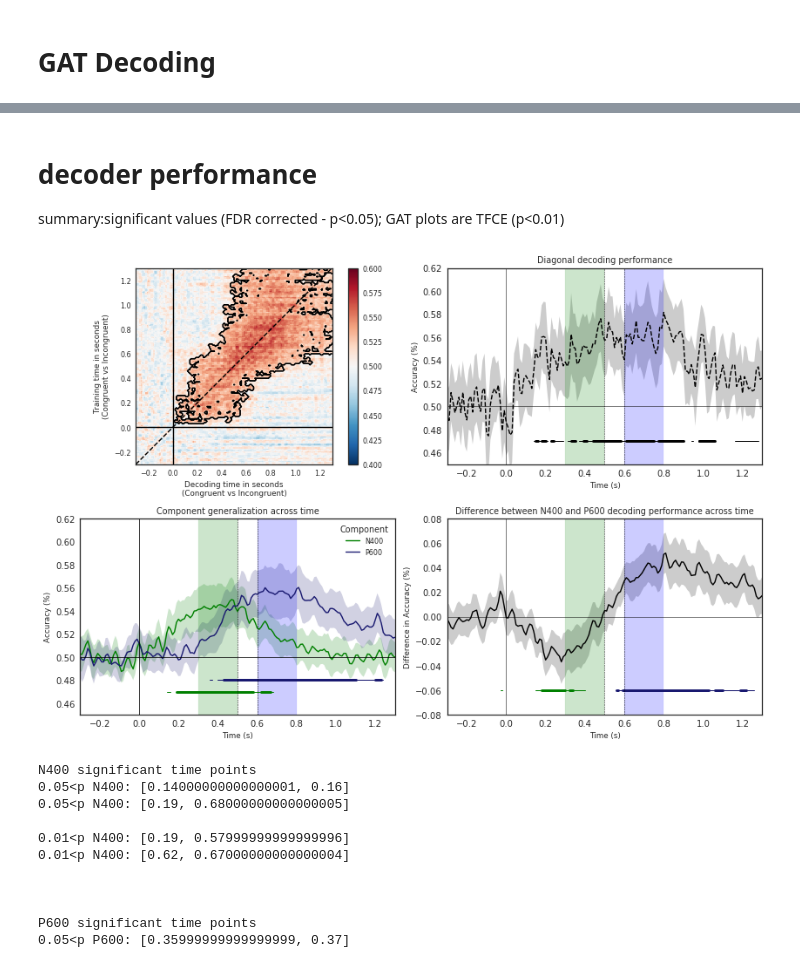
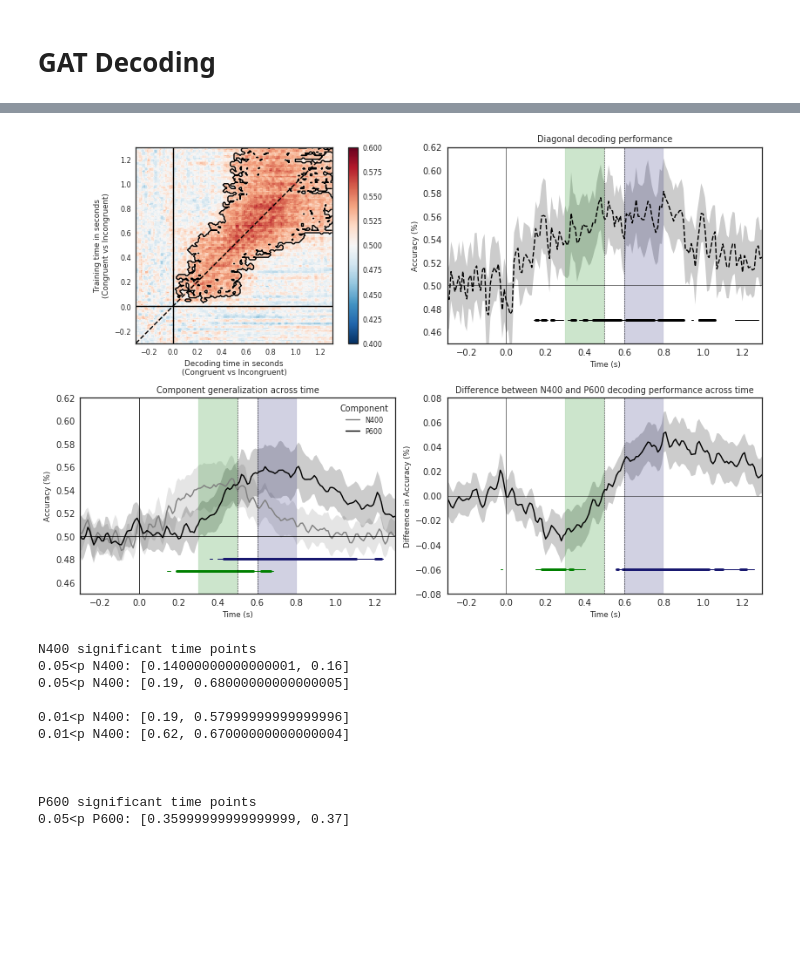
Before and after one commit to heikele/GAT_n4-p6, a Jupyter notebook: MVPA.ipynb, the cells around one changed output, grey strips where cells are left out. Drawn from its saved outputs; the diff is of its cells as text; code cells hidden in the pictures; blank space fills up the shorter version.

```diff
--- a/MVPA.ipynb
+++ b/MVPA.ipynb
@@ -211,7 +200,7 @@ for d in decoders:
     scores_dict[d]["scores"] = []
     scores_dict[d]["predicts"] = []
     for name in names:
-        score, predict = run_gat(name, 201, decoder=d)
+        score, predict = run_gat(name, 211, decoder=d)
         scores_dict[d]["scores"].append(score)
         scores_dict[d]["predicts"].append(predict)
 # %%
@@ -219,8 +208,10 @@ for d in decoders:
 with open(loc_files+'scores.pckl', 'wb') as fp:
     pickle.dump(scores_dict, fp)
 # %%
+savs = "/data/home1/eheikel/raws/final/n4-p6/stats/"
+
 # execute this cell to load previously calculated(and saved) scores
-with open(loc_files+'scores.pckl', 'rb') as f:
+with open(savs+'scores20hz-incs.pckl', 'rb') as f:
         scores_dict = pickle.load(f)
 # %%
 def get_p_scores(scores, chance = .5, tfce=False):
@@ -232,7 +223,7 @@ def get_p_scores(scores, chance = .5, tfce=False):
 
     return p_
 
-def sig_masking(scores, gat, alphas=[0.01], tfce=False, title="N/A", vset=[0.4, 0.6], chance = .5,
+def sig_masking(scores, gat, alphas=0.01, tfce=False, title="N/A", vset=[0.4, 0.6], chance = .5,
                  med=False, ax=None, linestyle=":", p_values=None, p_test=True
                ):
     """
@@ -261,15 +252,18 @@ def sig_masking(scores, gat, alphas=[0.01], tfce=False, title="N/A", vset=[0.4,
     # STATS
     p_ = (get_p_scores(scores2, chance=chance, tfce=tfce)if p_test else p_values)
 
+    #p_ = ((parallel_stats(scores2 - chance) if tfce==False else stats_tfce(scores2 - chance))
+    #      if p_test else p_values)
+
     # PLOT
-    gat.plot(show=False, vmin=vset[0], vmax=vset[-1], ax=ax)
+    gat.plot(show=False, vmin=vset[0], vmax=vset[-1], ax=ax, cmap="RdBu_r")
 
     xx, yy = np.meshgrid(
                          gat.train_times_['times'],
                          gat.train_times_['times'],
                          copy=False, indexing='xy')
-    ax.contour(xx, yy, p_ < alphas[0], colors='black', levels=[0], lw=.5)
-    ax.contour(xx, yy, p_ < alphas[-1], colors='black', levels=[0], lw=3)
+    ax.contour(xx, yy, p_ < alphas, colors='black', levels=[0], lw=.5)
+    #ax.contour(xx, yy, p_ < alphas[-1], colors='black', levels=[0], lw=3)
     ax.set_ylabel("Training time in seconds\n(Congruent vs Incongruent)")
     ax.set_xlabel("Decoding time in seconds\n(Congruent vs Incongruent)")
     ax.plot((-.3, 1.3), (-0.3, 1.3), c="k", linestyle='--');
@@ -419,7 +413,7 @@ def over_stat(scores, timeN4=[0.3,0.5], timeP6=[0.6, 0.8], t1="N400", t2="P600",
 def over_plot(df, axes=None):
     '''function to plot the generalization across time'''
     plt_ = sns.tsplot(data=df, time="Time (s)", ax=axes,
-           ci=[95],  color=("green", "midnightblue"),
+           ci=[95],  color=("grey", "k"),
            unit="Subject", legend=True,
        condition="Component", value="Accuracy (%)")
     plt_.axvline(0, color="k", lw=0.5)
@@ -441,7 +435,7 @@ def plot_results(df_, df_diag, df_diff, n1, n2, p1, p2, diag1, diag2, diff1, dif
     plt_.set_ylim(0.45, 0.62)
     if fill:
         plt_.fill_betweenx([0.45, 0.62], 0.3, 0.5, alpha=0.2, color="green")
-        plt_.fill_betweenx([0.45, 0.62], 0.6, 0.8, alpha=0.2, color="blue")
+        plt_.fill_betweenx([0.45, 0.62], 0.6, 0.8, alpha=0.2, color="midnightblue")
     for clus in find_clus(n1):
         plt_.axhline(0.47, color="green", lw=1, xmin=(clus[0]+0.3)/1.6, xmax=(clus[-1]+0.3)/1.6 )
     for clus in find_clus(n2):
@@ -478,7 +472,7 @@ def plot_results(df_, df_diag, df_diff, n1, n2, p1, p2, diag1, diag2, diff1, dif
         pltd2_.axhline(0.47, color="k", linestyle="-", lw=3, xmin=(c[0]+0.3)/1.6 , xmax=(c[-1]+0.3)/1.6)
     if fill:
         pltd2_.fill_betweenx([0.45, 0.62], 0.3, 0.5, alpha=0.2, color="green")
-        pltd2_.fill_betweenx([0.45, 0.62], 0.6, 0.8, alpha=0.2, color="blue")
+        pltd2_.fill_betweenx([0.45, 0.62], 0.6, 0.8, alpha=0.2, color="midnightblue")
 
     ### plot difference between decoder performance in time windows ###
     pltd_ = sns.tsplot(data=df_diff, time="Time (s)", ax=axes[1, 1],
@@ -492,7 +486,7 @@ def plot_results(df_, df_diag, df_diff, n1, n2, p1, p2, diag1, diag2, diff1, dif
 
     if fill:
         pltd_.fill_betweenx([-0.8, 0.8], 0.3, 0.5, alpha=0.2, color="green")
-        pltd_.fill_betweenx([-0.8, 0.8], 0.6, 0.8, alpha=0.2, color="blue")
+        pltd_.fill_betweenx([-0.8, 0.8], 0.6, 0.8, alpha=0.2, color="midnightblue")
 
     for clus in find_clus(diff1):
         if clus[-1] <.5:
@@ -516,21 +510,16 @@ def plot_results(df_, df_diag, df_diff, n1, n2, p1, p2, diag1, diag2, diff1, dif
                       vset=[.4, 0.6], ax=axes[0,0], p_values=p_values, p_test=p_test)
 
     return fg
-# %% [markdown]
-# decoder performance
-
-summary:significant values (FDR corrected - p<0.05);
-GAT plots are TFCE (p<0.01)
 # %%
-#thick lines index p<0.01
+# thick lines index p<0.01
 # thin lines index p<0.05
 
 dec = "ridge"
-scores = scores_dict2[dec]["scores"]
+scores = scores_dict[dec]["scores"]
 df1_, df_diag_, df_diff_, n1_, n2_, p1_, p2_, diag1_, diag2_, diff1_, diff2_ = shape_data(scores)
 fg2 = plot_results(df1_, df_diag_, df_diff_, n1_, n2_, p1_, p2_, diag1_, diag2_, diff1_, diff2_, scores,
                    decoder=dec, p_values=None, p_test=True
                   )
 # %% [output]
-[figure, old version]
+[figure, new version]
 # %%
```
Also changed, not shown: parts of 5 cells of this notebook, 1 other file.
